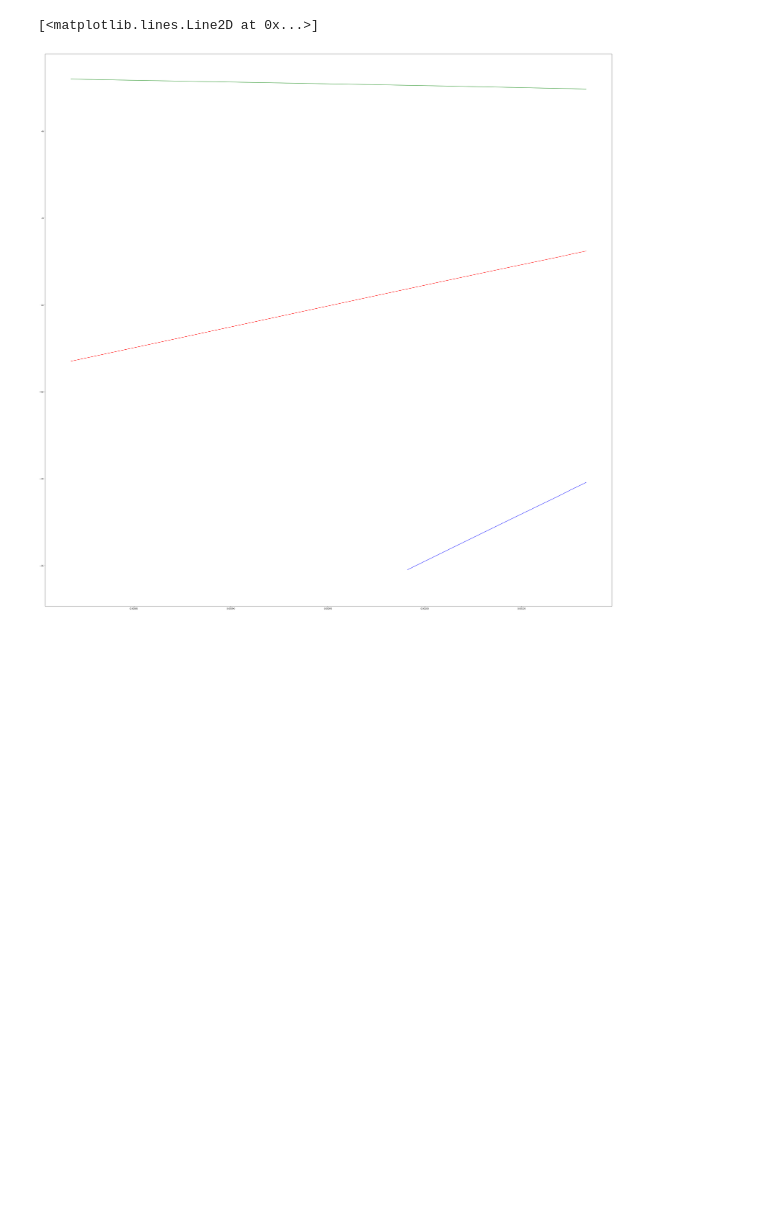
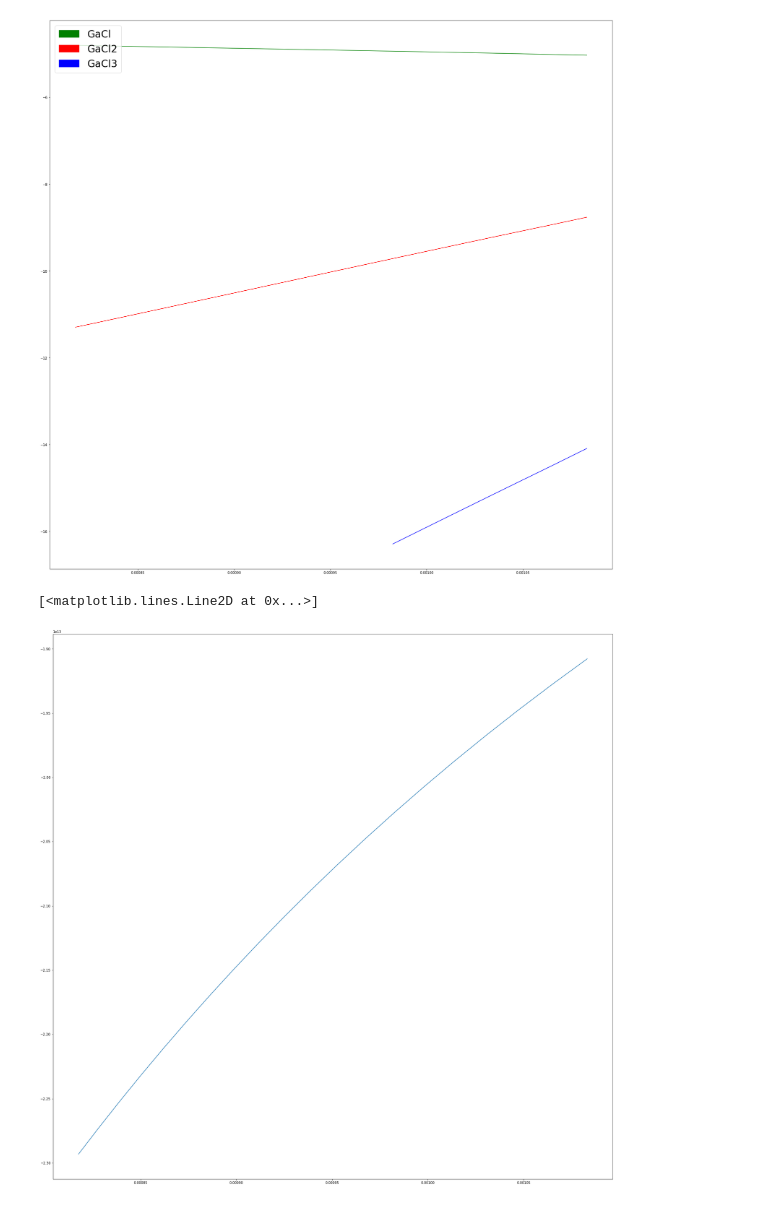
Before and after one commit to vlad107/numerical_methods_course_work, a Jupyter notebook: code.ipynb, the cells around one changed output. Cells and saved outputs as stored; diff of their text form; code cells hidden in the pictures; blank space fills up the shorter version.

```diff
--- a/code.ipynb
+++ b/code.ipynb
@@ -409,6 +438,12 @@ iterations to converge = 23
 # %%
-plot(x, y)
+plot(x, y, leg_labels=["GaCl", "GaCl2", "GaCl3"])
 # %% [output]
-[<matplotlib.lines.Line2D at 0x...>]
-[figure, old version]
+[figure, new version]
+# %%
+y2 = [res[i][1] for i in range(len(res))]
+fig, ax = plt.subplots(figsize = (30, 30))
+ax.plot(x, y2)
+# %% [output]
+[<matplotlib.lines.Line2D at 0x...>]
+[figure, added]
 # %%
```
Also changed, not shown: parts of 10 cells of this notebook.
